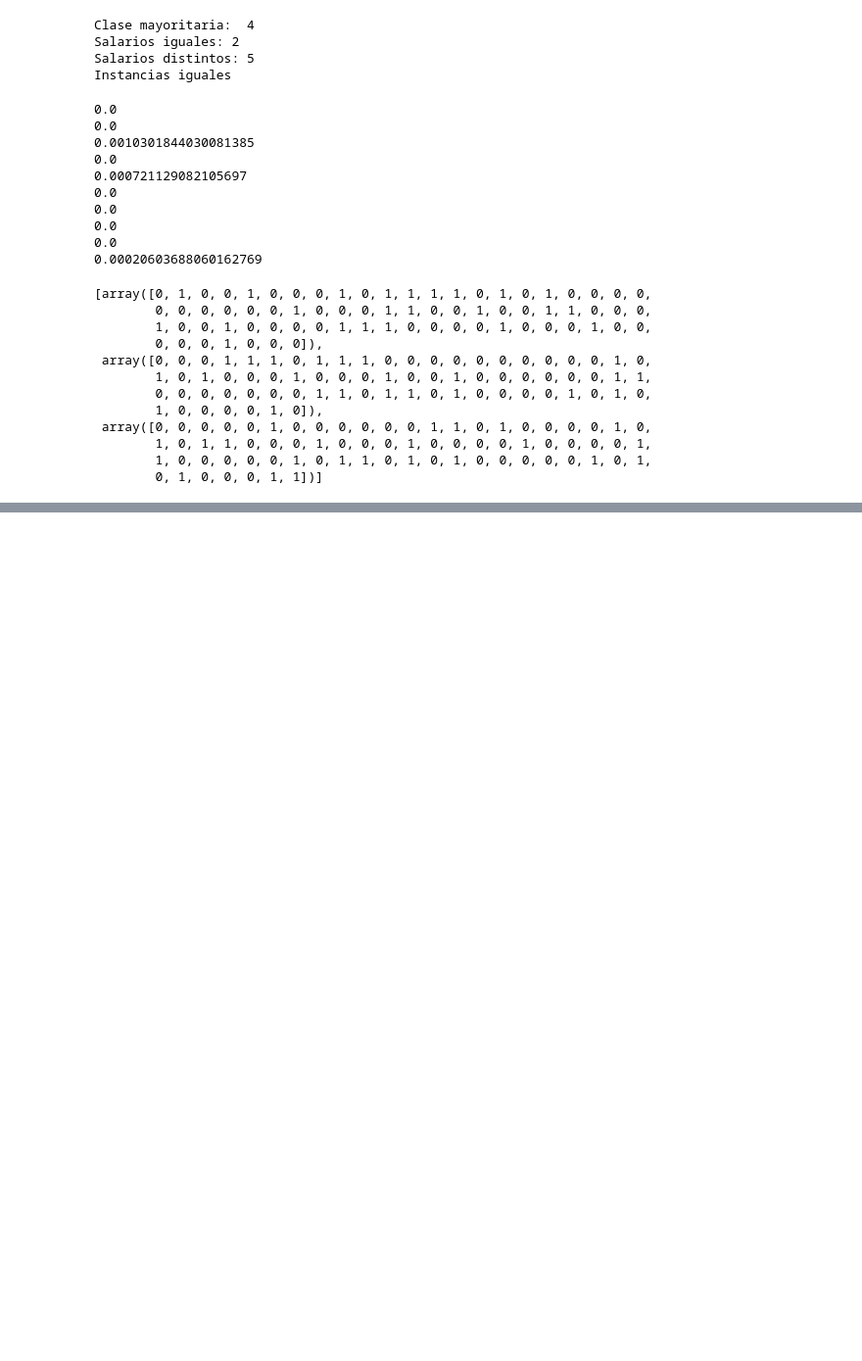
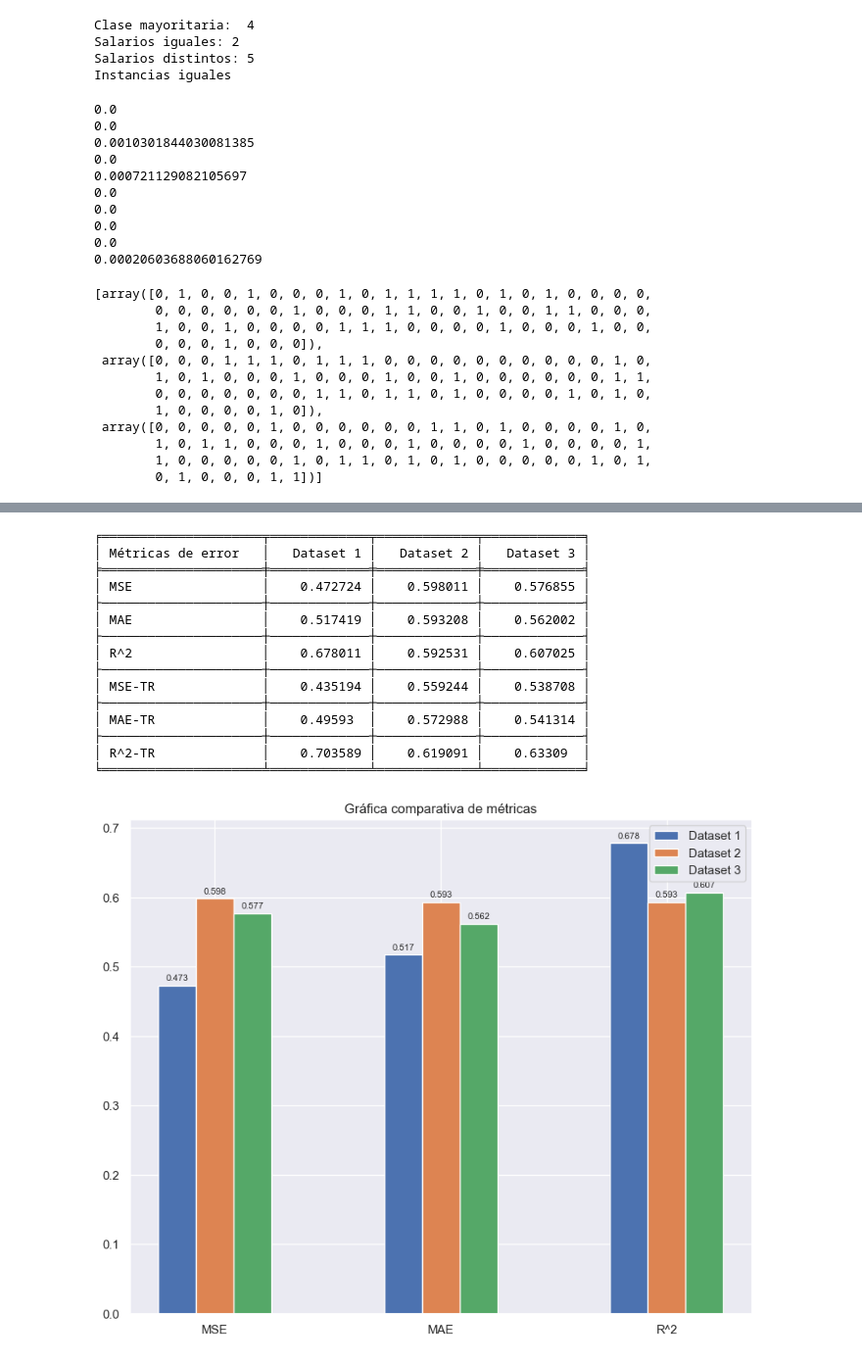
Before and after one commit to JMMelcrack/Predictive-models-applied-to-the-analysis-of-professional-footballers-wages, a Jupyter notebook: FeatureSelection.ipynb, the cells around one changed output, grey strips where cells are left out. Shown at 98% size. Drawn from its saved outputs; the diff is of its cells as text; code cells hidden in the pictures; blank space fills up the shorter version.

```diff
--- a/FeatureSelection.ipynb
+++ b/FeatureSelection.ipynb
@@ -1317,0 +1368,3 @@ graficaComparacion(all_result[:, 3:6], titulos, categorias[3:6])
+# %%
+L = LVW(77*x_train.shape[1], x_train, y_train_log, x_train.shape[1])
+L
@@ -1317,0 +1401,41 @@ graficaComparacion(all_result[:, 3:6], titulos, categorias[3:6])
+# %%
+x_filter1 = x_train[x_train.columns[L[0]==1]]
+x_filter2 = x_train[x_train.columns[L[1]==1]]
+x_filter3 = x_train[x_train.columns[L[2]==1]]
+# %%
+model_1 = GradientBoostingRegressor(loss='huber', n_estimators = 50, random_state=34)
+model_2 = GradientBoostingRegressor(loss='huber', n_estimators = 50, random_state=34)
+model_3 = GradientBoostingRegressor(loss='huber', n_estimators = 50, random_state=34)
+
+# Aplicamos CV a nuestros modelos para obtener sus métricas de error
+result1 = crossValidation(model_1, kf, x_filter1.to_numpy(), y_train_log, True)
+result2 = crossValidation(model_2, kf, x_filter2.to_numpy(), y_train_log, True)
+result3 = crossValidation(model_3, kf, x_filter3.to_numpy(), y_train_log, True)
+
+all_result = np.vstack((result1[1:], result2[1:], result3[1:]))
+
+categorias = ['MSE', 'MAE', 'R^2', 'MSE-TR', 'MAE-TR', 'R^2-TR']
+titulos = ['Dataset 1', 'Dataset 2', 'Dataset 3']
+
+tablaComparacion(all_result, categorias, titulos)
+
+# Visualizamos los gráficos de barras de los distintos modelos para las métricas de error
+graficaComparacion(all_result[:, 0:3], titulos, categorias[0:3])
+graficaComparacion(all_result[:, 3:6], titulos, categorias[3:6])
+# %% [output]
+╒═════════════════════╤═════════════╤═════════════╤═════════════╕
+│ Métricas de error   │   Dataset 1 │   Dataset 2 │   Dataset 3 │
+╞═════════════════════╪═════════════╪═════════════╪═════════════╡
+│ MSE                 │    0.472724 │    0.598011 │    0.576855 │
+├─────────────────────┼─────────────┼─────────────┼─────────────┤
+│ MAE                 │    0.517419 │    0.593208 │    0.562002 │
+├─────────────────────┼─────────────┼─────────────┼─────────────┤
+│ R^2                 │    0.678011 │    0.592531 │    0.607025 │
+├─────────────────────┼─────────────┼─────────────┼─────────────┤
+│ MSE-TR              │    0.435194 │    0.559244 │    0.538708 │
+├─────────────────────┼─────────────┼─────────────┼─────────────┤
+│ MAE-TR              │    0.49593  │    0.572988 │    0.541314 │
+├─────────────────────┼─────────────┼─────────────┼─────────────┤
+│ R^2-TR              │    0.703589 │    0.619091 │    0.63309  │
+╘═════════════════════╧═════════════╧═════════════╧═════════════╛
+[figure, added]
```
Also changed, not shown: parts of 6 cells of this notebook.
